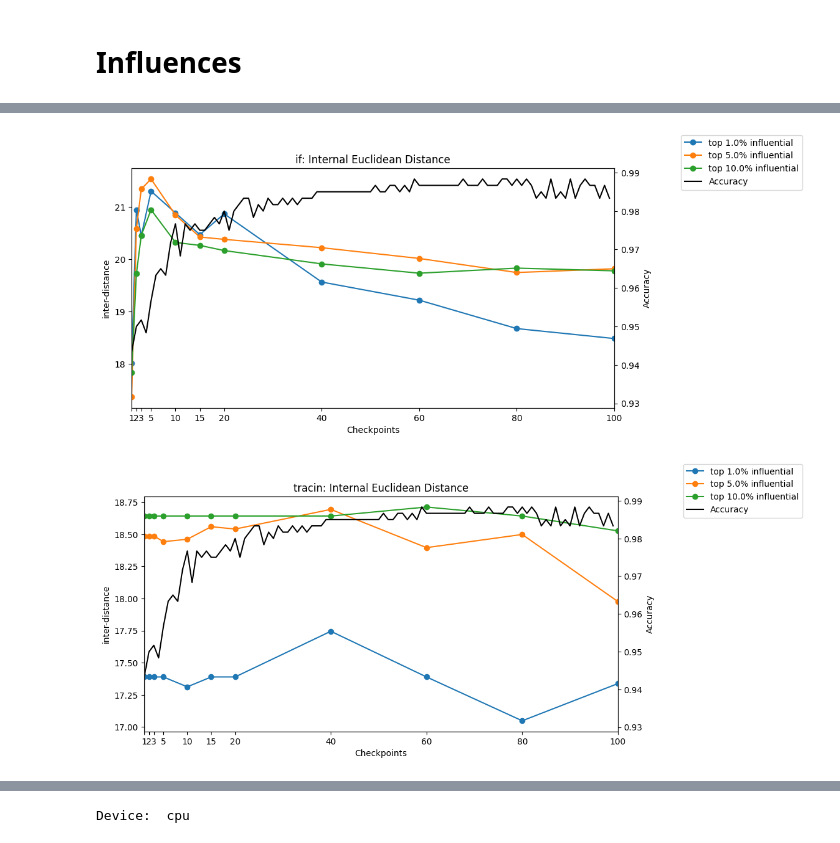
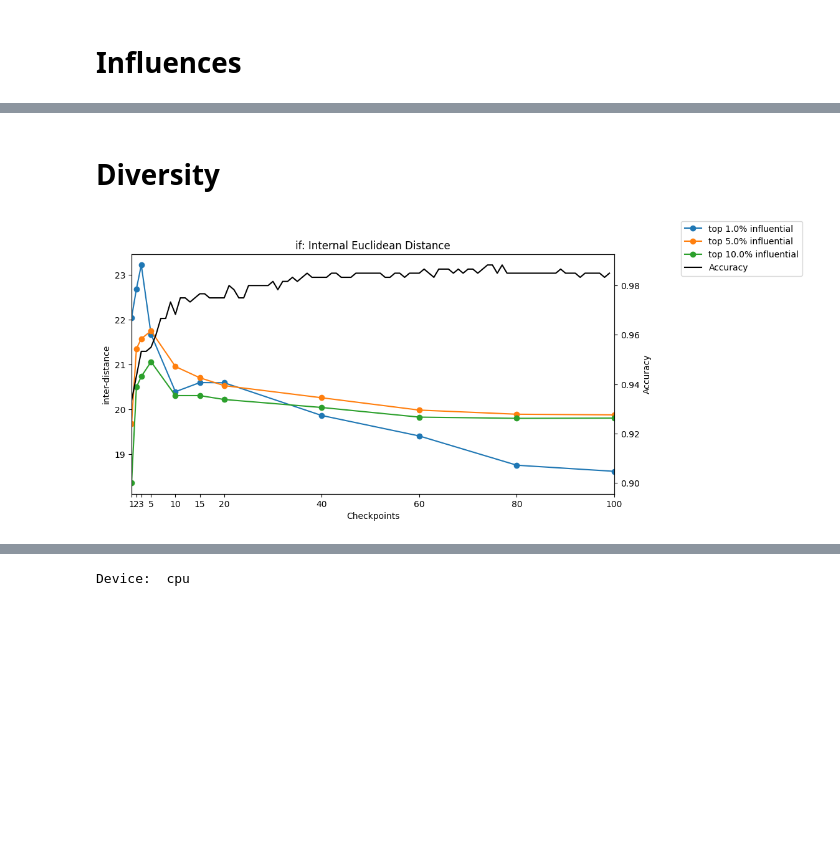
Before and after one commit to Rachelcoll/EULoInf, a Jupyter notebook: noteboooks/02_cv_models.ipynb, the cells around one changed output, grey strips where cells are left out. Drawn from its saved outputs; the diff is of its cells as text; code cells hidden in the pictures; blank space fills up the shorter version.

```diff
--- a/noteboooks/02_cv_models.ipynb
+++ b/noteboooks/02_cv_models.ipynb
@@ -93,14 +93,14 @@ plot_train_val_loss_acc_separately(epochs_range, train_losses, validation_losses
 # %%
 x_vals = list(range(1, num_epochs + 1))
 num_data = len(embeds_train_dataset)
-checkpoints_filepaths = [os.path.join(dir_ckpt, "V3FC-updated", f"V3FC_epoch_{epoch}_{epoch/num_epochs}.pth") for epoch in checkpoint_labels]
+checkpoints_filepaths = [os.path.join(dir_ckpt, f"V3FC_epoch_{epoch}_{epoch/num_epochs}.pth") for epoch in checkpoint_labels]
+scoring_methods = ["if"]
 
-dogfish_influence_if = save_objs_dict["dogfish_influences_if"]
-dogfish_influence_tracin = save_objs_dict["dogfish_influences_tracin"]
-validate_dict, rand_dict = create_influences_dict(save_objs_dict, checkpoint_labels)
+dogfish_influence_if = save_objs_dict["influences_if"]
+# dogfish_influence_tracin = save_objs_dict["influences_tracin"]
+validate_dict, rand_dict = create_influences_dict(save_objs_dict, checkpoint_labels, scoring_methods)
 # %%
-scoring_methods = ["if", "tracin"]
-influences_methods = [dogfish_influence_if, dogfish_influence_tracin]
+influences_methods = [dogfish_influence_if]
 def top_last_influences(ckpt_influences, train_dataset, num_per_row=10, descending=True):
     ckpt_num = len(ckpt_influences)
     # fig, ax = plt.subplots(ckpt_num, num_per_row, figsize=(20, 20))
@@ -159,18 +137,19 @@ def calculate_entropy(embeds):
+# %% [markdown]
+# Diversity
 # %%
 ls_p = [0.01, 0.05, 0.1]
 
 for i in range(len(scoring_methods)):
-    ls_int_distances = calc_pairwise_euclideans(influences_methods[i], embeds_train_dataset, ls_p, top_last_influences)
+    ls_int_distances = calc_pairwise_euclideans(influences_methods[i], embeds_train_dataset, ls_p, option='cv')
     kwargs = {
         "title": f"{scoring_methods[i]}: Internal Euclidean Distance",
         "y_label": "inter-distance",
         "data": ls_int_distances,
         "legend_labels": [f"top {prob*100}% influential" for prob in ls_p]
     }
     plot_var_acc_legends(x_vals, checkpoint_labels, accuracies, **kwargs)
 # %% [output]
-[figure, old version]
+[figure, new version]
-[figure, removed]
 # %%
 p = 0.01
 embeds_dict = generate_embed_dict(p)
```
Also changed, not shown: parts of 14 cells of this notebook, 13 other files.
